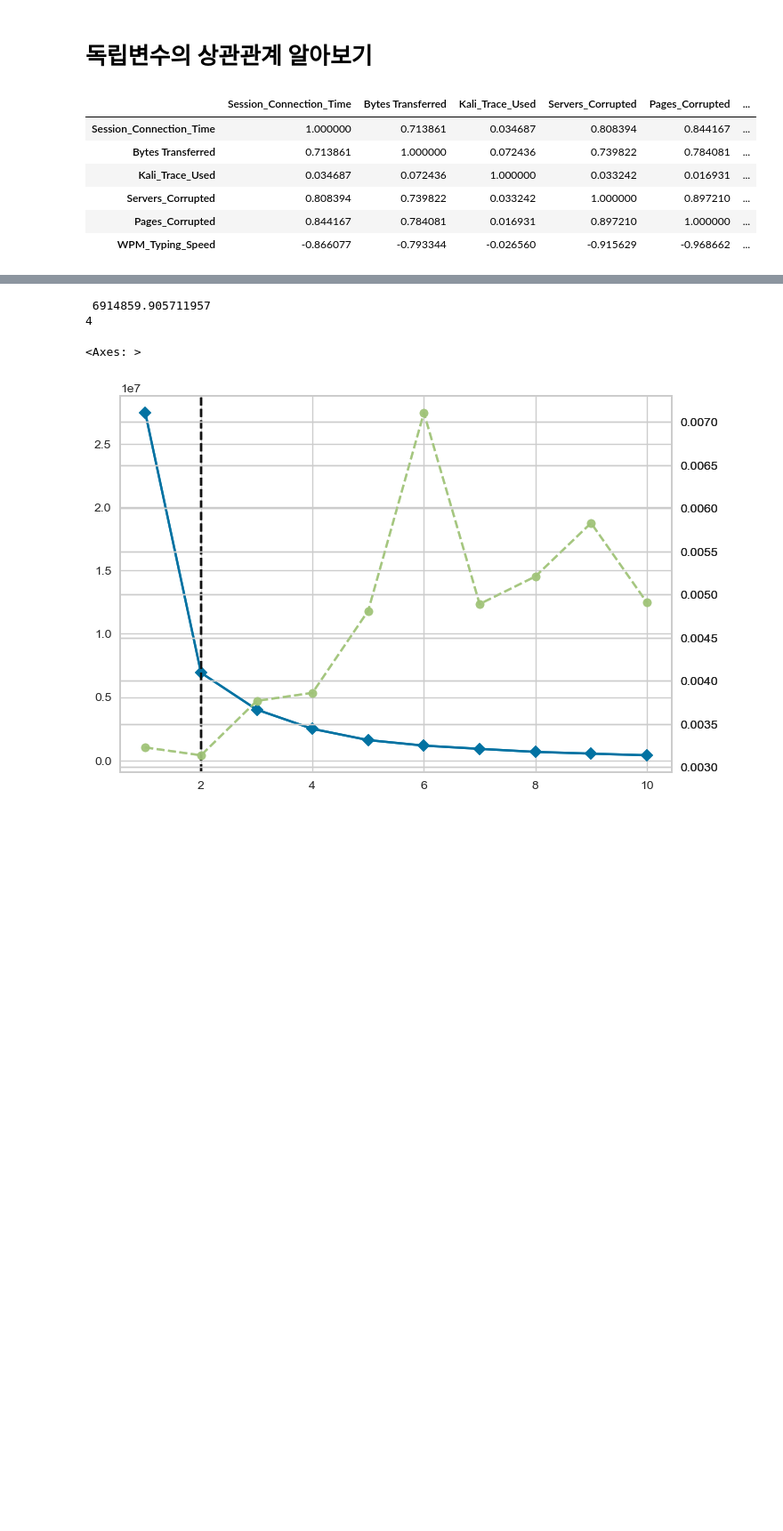
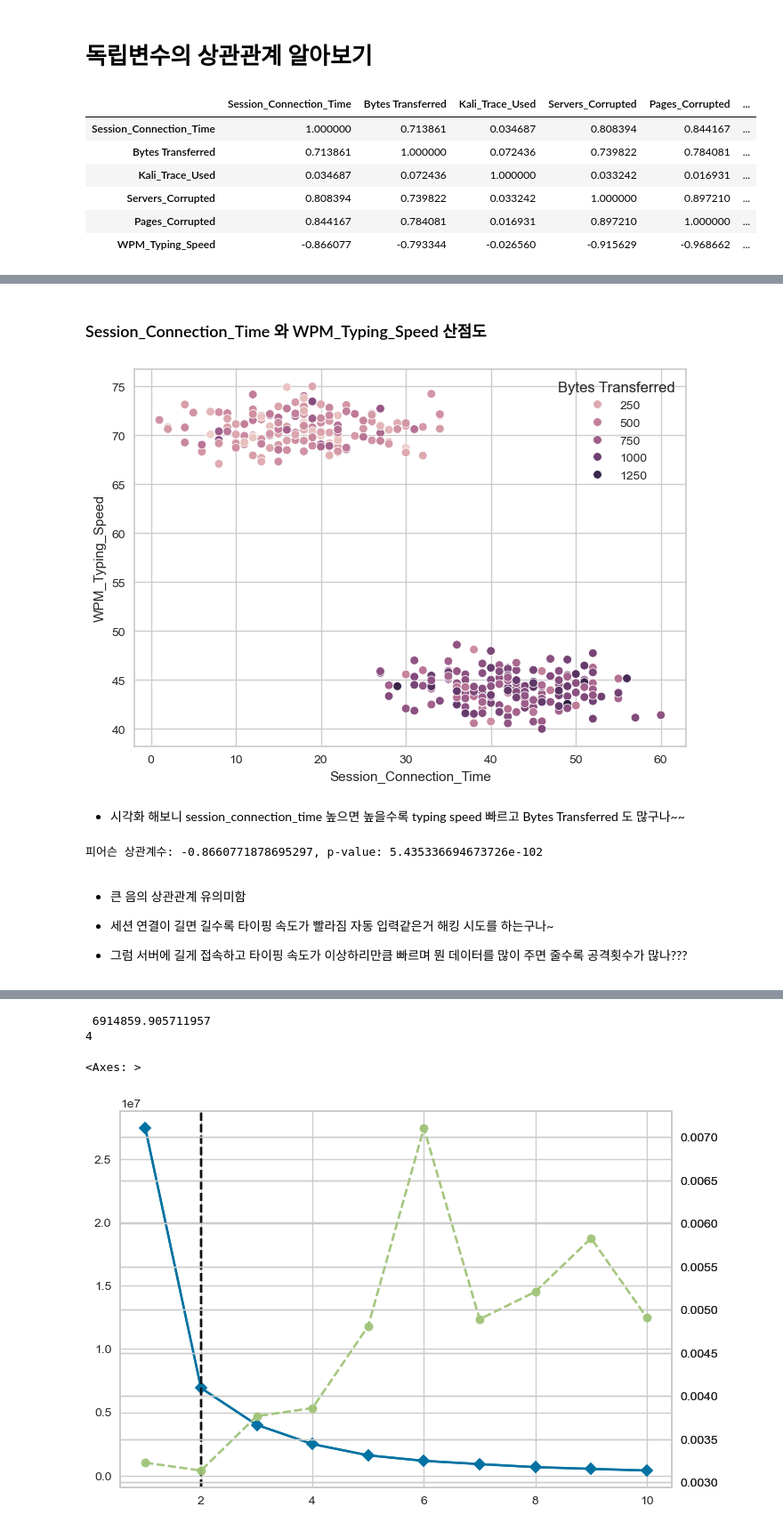
Before and after one commit to bidulgirin/data_science, a Jupyter notebook: 28.군집분석_문제.ipynb, the cells around one changed output, grey strips where cells are left out. Shown at 89% size. Saved outputs shown, nothing was run; the diff lists cells and outputs as text; code cells hidden in the pictures; blank space fills up the shorter version.

```diff
--- a/28.군집분석_문제.ipynb
+++ b/28.군집분석_문제.ipynb
@@ -217,0 +138,20 @@ clean_df
+# %% [markdown]
+### Session_Connection_Time 와 WPM_Typing_Speed 산점도
+# %%
+sns.scatterplot(data=clean_df, x="Session_Connection_Time", y="WPM_Typing_Speed", hue="Bytes Transferred")
+plt.show()
+# %% [output]
+[figure, added]
+# %% [markdown]
+- 시각화 해보니 session_connection_time 높으면 높을수록 typing speed 빠르고 Bytes Transferred 도 많구나~~
+# %%
+# 피어슨 상관계수 계산
+correlation, p_value = stats.pearsonr(df["Session_Connection_Time"],df["WPM_Typing_Speed"])
+print(f'피어슨 상관계수: {correlation}, p-value: {p_value}')
+# %% [output]
+피어슨 상관계수: -0.8660771878695297, p-value: 5.435336694673726e-102
+# %% [markdown]
+- 큰 음의 상관관계 유의미함
+- 세션 연결이 길면 길수록 타이핑 속도가 빨라짐 자동 입력같은거 해킹 시도를 하는구나~
+
+- 그럼 서버에 길게 접속하고 타이핑 속도가 이상하리만큼 빠르며 뭔 데이터를 많이 주면 줄수록 공격횟수가 많나???
```
Also changed, not shown: parts of 83 cells of this notebook, 5 other files.
